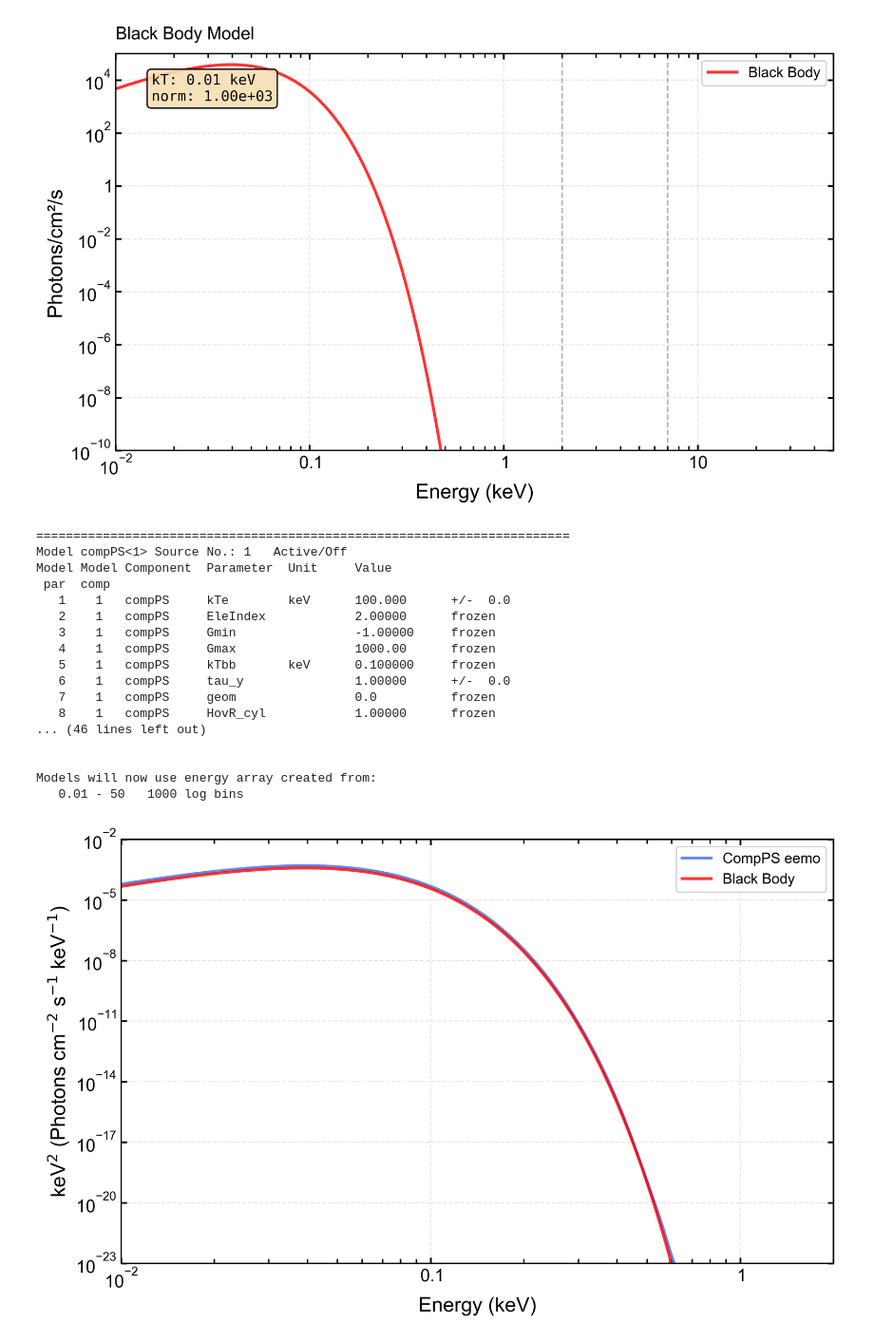
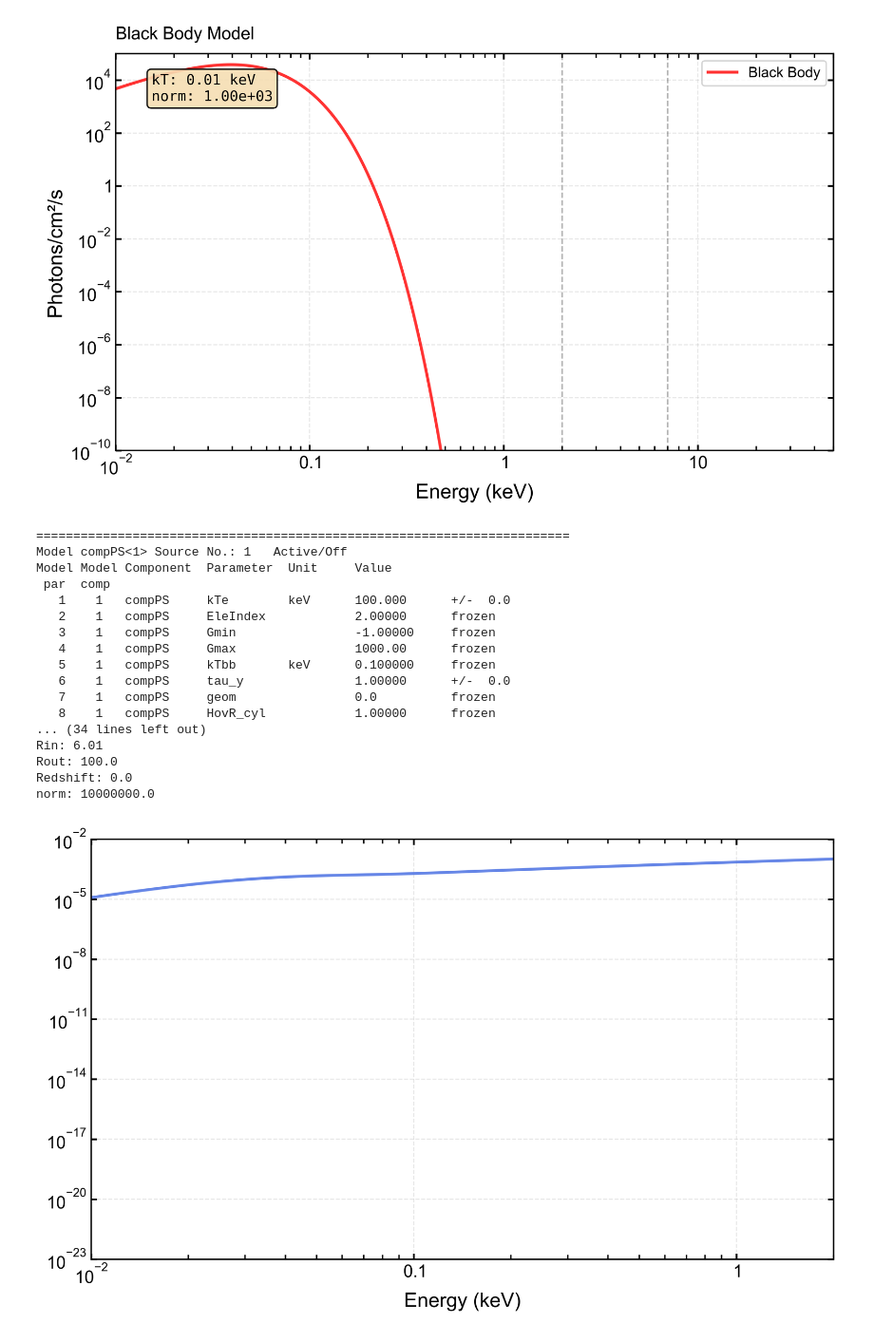
Before and after one commit to mbelveder/compps_simulations, a Jupyter notebook: notebooks/sandbox.ipynb, the cells around one changed output. Shown at 95% size. Drawn from its saved outputs; the diff is of its cells as text; code cells hidden in the pictures.

```diff
--- a/notebooks/sandbox.ipynb
+++ b/notebooks/sandbox.ipynb
@@ -959,7 +959,7 @@ AllModels.clear()
 Model('compPS')
 
 # Set the energy range and resolution for plotting
-AllModels.setEnergies('0.01 50 1000 log')  # From  keV to  keV with points
+AllModels.setEnergies('0.001 1001 1000 log')  # From  keV to  keV with points
 
 compps = AllModels(1).compPS
 
@@ -982,8 +982,8 @@ compps.Rout = 100.0
 compps.Redshift = 0.0
 compps.norm = 10000000.0
 
-compps.tau_y = [0.0000000000000000001, 0.1, -10, -8, 8, 10]
-compps.rel_refl = [0.5, 0.01, -4.0, -3.0, 1000, 10000]
+compps.tau_y = [-1, 0.1, -10, -8, 8, 10]
+compps.rel_refl = [0, 0.01, -4.0, -3.0, 1000, 10000]
 
 # Generate the plot data with model components
 Plot("eemo")  # Plot for E: Energy, E: Energy, M: Model, O: (No data)
@@ -1027,55 +1027,55 @@ ax.set_xlim(0.01, 50)
 
 rel_refl = AllModels(1).compPS.rel_refl.values[0]
 # ax.set_title(f'rel_refl: {rel_refl}', fontsize=12, pad=10, loc='left')
 
-# Create a separate Black Body model
-AllModels.clear()
-Model('bbody')
+# # Create a separate Black Body model
+# AllModels.clear()
+# Model('bbody')
 
-# Set the energy range for plotting
-AllModels.setEnergies('0.01 50 1000 log')
+# # Set the energy range for plotting
+# AllModels.setEnergies('0.01 50 1000 log')
 
-# Get the black body component
-bb = AllModels(1).bbody
+# # Get the black body component
+# bb = AllModels(1).bbody
 
-# Set black body parameters
-# kT is in keV, norm is the normalization
-bb.kT = 1e-2  # Temperature in keV
-bb.norm = 0.1e-4  # Normalization
+# # Set black body parameters
+# # kT is in keV, norm is the normalization
+# bb.kT = 1e-2  # Temperature in keV
+# bb.norm = 0.1e-4  # Normalization
 
-# Generate the plot data
-Plot("eemo")
+# # Generate the plot data
+# Plot("eemo")
 
-# Extract energy and flux
-en_bb = list(map(float, Plot.x()))
-flux_bb = list(map(float, Plot.model()))
-ax.plot(en_bb, flux_bb, label='Black Body', alpha=.8, color='red', lw=2, ls='-')
+# # Extract energy and flux
+# en_bb = list(map(float, Plot.x()))
+# flux_bb = list(map(float, Plot.model()))
+# ax.plot(en_bb, flux_bb, label='Black Body', alpha=.8, color='red', lw=2, ls='-')
 
-ax.legend(fontsize=10)
+# ax.legend(fontsize=10)
 
-ax.set_ylabel('keV$^{2}$ (Photons cm$^{-2}$ s$^{-1}$ keV$^{-1}$)')
+# ax.set_ylabel('keV$^{2}$ (Photons cm$^{-2}$ s$^{-1}$ keV$^{-1}$)')
 
 
 plt.tight_layout()
 ax.set_ylim(1e-23, 1e-2)
 ax.set_xlim(1e-2, 2)
 plt.show()
 # %% [output]
 ========================================================================
 Model compPS<1> Source No.: 1   Active/Off
 Model Model Component  Parameter  Unit     Value
  par  comp
    1    1   compPS     kTe        keV      100.000      +/-  0.0
    2    1   compPS     EleIndex            2.00000      frozen
    3    1   compPS     Gmin                -1.00000     frozen
    4    1   compPS     Gmax                1000.00      frozen
    5    1   compPS     kTbb       keV      0.100000     frozen
    6    1   compPS     tau_y               1.00000      +/-  0.0
    7    1   compPS     geom                0.0          frozen
    8    1   compPS     HovR_cyl            1.00000      frozen
-... (46 lines left out)
-
-
-Models will now use energy array created from:
-   0.01 - 50   1000 log bins
+... (34 lines left out)
+Rin: 6.01
+Rout: 100.0
+Redshift: 0.0
+norm: 10000000.0
-[figure, old version]
+[figure, new version]
```
Also changed, not shown: parts of 7 cells of this notebook, 3 other files.
